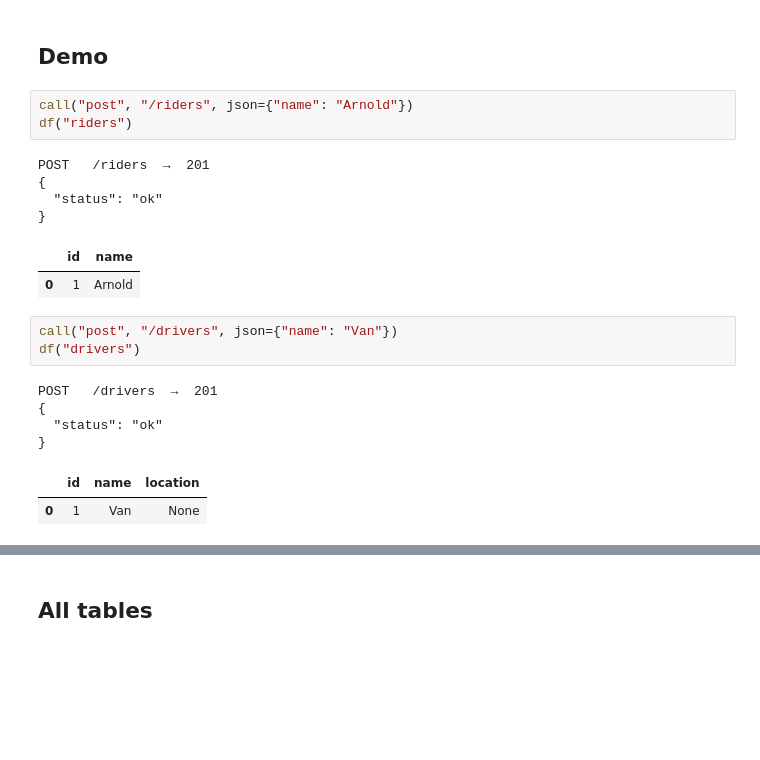
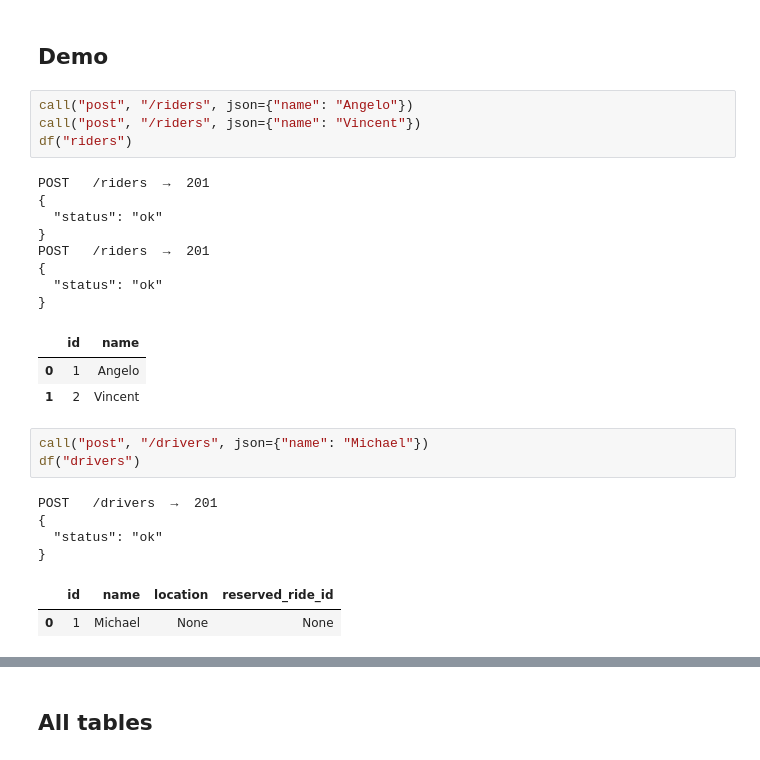
Before and after one commit to AliDariusKhan/sys-design, a Jupyter notebook: uber_solution.ipynb, the cells around one changed output, grey strips where cells are left out. Saved outputs shown, nothing was run; the diff lists cells and outputs as text; blank space fills up the shorter version.

Commit message:
Uber solution with ride assignment

```diff
--- a/uber_solution.ipynb
+++ b/uber_solution.ipynb
@@ -146,22 +252,28 @@ def show_all():
 # %% [markdown]
 ## Demo
 # %%
-call("post", "/riders", json={"name": "Arnold"})
+call("post", "/riders", json={"name": "Angelo"})
+call("post", "/riders", json={"name": "Vincent"})
 df("riders")
 # %% [output]
 POST   /riders  →  201
 {
   "status": "ok"
 }
+POST   /riders  →  201
+{
+  "status": "ok"
+}
 |  | id | name |
-| 0 | 1 | Arnold |
+| 0 | 1 | Angelo |
+| 1 | 2 | Vincent |
 # %%
-call("post", "/drivers", json={"name": "Van"})
+call("post", "/drivers", json={"name": "Michael"})
 df("drivers")
 # %% [output]
 POST   /drivers  →  201
 {
   "status": "ok"
 }
-|  | id | name | location |
-| 0 | 1 | Van | None |
+|  | id | name | location | reserved_ride_id |
+| 0 | 1 | Michael | None | None |
```
Also changed, not shown: parts of 18 cells of this notebook.
